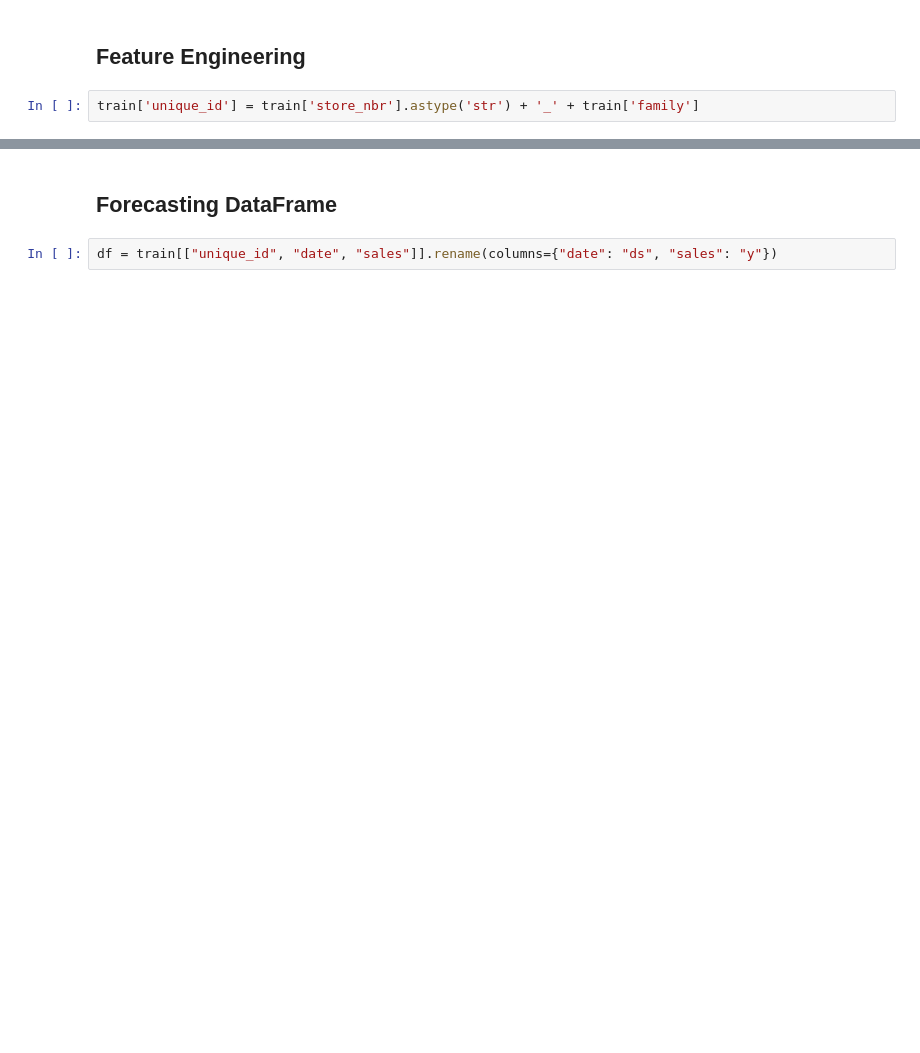
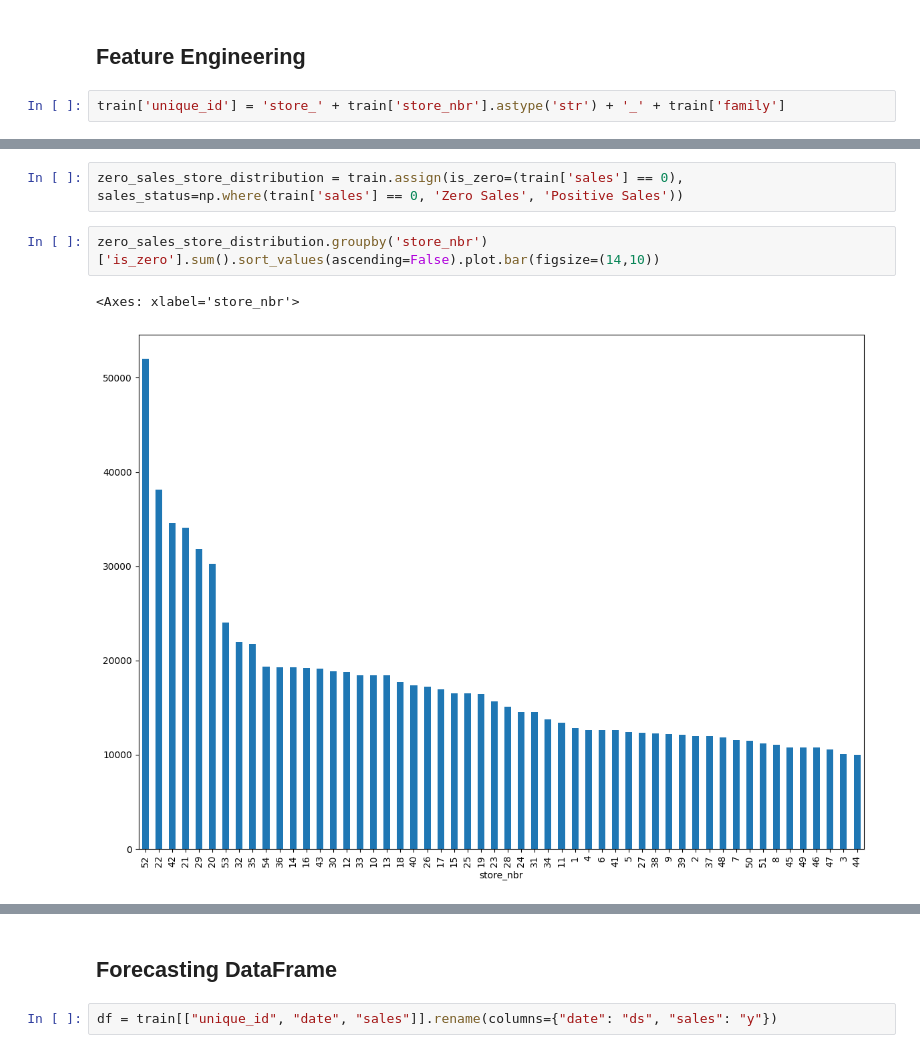
Before and after one commit to on1link/nixtla-store-sales-forecasting, a Jupyter notebook: notebooks/store_forecasting.ipynb, the cells around one changed output, grey strips where cells are left out. Cells and saved outputs as stored; diff of their text form; blank space fills up the shorter version.

```diff
--- a/notebooks/store_forecasting.ipynb
+++ b/notebooks/store_forecasting.ipynb
@@ -106,7 +176,7 @@ print(f"Number of categories or families and names: {train['family'].nunique()}
 # %% [markdown]
 ## Feature Engineering
 # %%
-train['unique_id'] = train['store_nbr'].astype('str') + '_' + train['family']
+train['unique_id'] = 'store_' + train['store_nbr'].astype('str') + '_' + train['family']
 # %%
 print(train.columns)
 print(stores.columns)
@@ -118,0 +225,7 @@ print(f"Date range: {train['date'].min()} - {train['date'].max()}")
+# %%
+zero_sales_store_distribution = train.assign(is_zero=(train['sales'] == 0), sales_status=np.where(train['sales'] == 0, 'Zero Sales', 'Positive Sales'))
+# %%
+zero_sales_store_distribution.groupby('store_nbr')['is_zero'].sum().sort_values(ascending=False).plot.bar(figsize=(14,10))
+# %% [output]
+<Axes: xlabel='store_nbr'>
+[figure, added]
```
Also changed, not shown: parts of 55 cells of this notebook, 2 other files.
